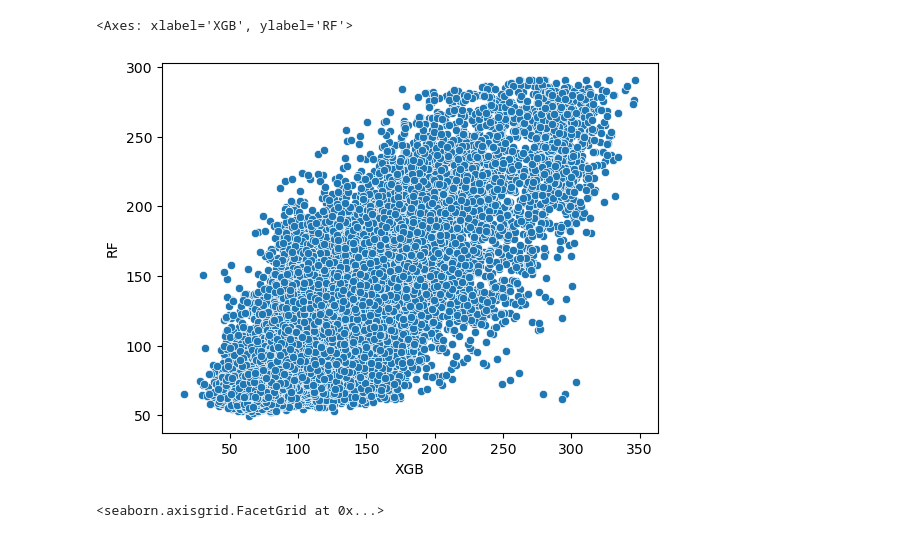
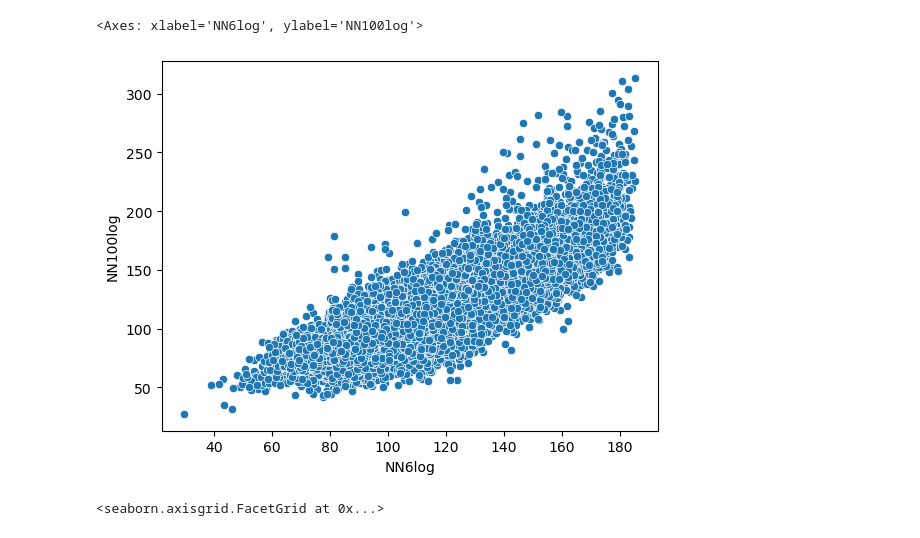
Before and after one commit to AdamSwietek/LUP_VisualCapital, a Jupyter notebook: notebooks/estimating/compare_models.ipynb, the cells around one changed output. Drawn from its saved outputs; the diff is of its cells as text; code cells hidden in the pictures.

```diff
--- a/notebooks/estimating/compare_models.ipynb
+++ b/notebooks/estimating/compare_models.ipynb
@@ -12,7 +12,7 @@ maxvsh_cols    = dataset.columns[dataset.columns.str.contains('maxvsh')].tolist(
 vaccess_cols   = dataset.columns[dataset.columns.str.contains('vwa')].tolist()
 # mean_cols      = dataset.columns[dataset.columns.str.contains('mn')].tolist()
 dist_cols      = dataset.columns[dataset.columns.str.contains('sum_')].tolist()
-vconfig_cols   = np.setdiff1d(dataset.columns[np.where(dataset.columns == 'snt_0')[0][0]:np.where(dataset.columns == 'cmpx_gini')[0][0]+1].tolist(),dist_cols).tolist()
+vconfig_cols   = np.setdiff1d(dataset.columns[np.where(dataset.columns == 'snt_0')[0][0]:np.where(dataset.columns == 'cmpx_gini')[0][0]+1].tolist(),dist_cols).tolist()[:-1]
 id_cols        = ['ID_Geb','Stockwerk','FassPktX','FassPktY','FassPktZ']
 
 dataset['unit_pano'] = dataset['unit_pano'].fillna(0)
@@ -87,15 +110,18 @@ res = pd.DataFrame()
 # %%
-# RUN MODEL ON FULL
-modeling_data = vutils.train_test_split_by_commune(Xscaled, model_feats, 'net_income_ptp', 1843)
-X_train, y_train, train_gebs = modeling_data['train']
-X_test, y_test, test_gebs = modeling_data['test']
-geoname = 'All'
-res_table = pd.DataFrame(y_train)
-res_table['geoname'] = geoname
-for name, model in models:
+geoname = 'tr292ts73'
+# train_table = pd.DataFrame(y_train)
+test_table = pd.DataFrame(y_test)
+# train_table['geoname'] = geoname
+test_table['geoname'] = geoname
+
+mods = {}
+for name, model in models[:]:
     print(f'Starting {geoname},{name}')
-    clf = model.fit(X_train, y_train)
-    joblib.dump(clf, f"../../geodata/results/{geoname}_{name}.joblib")
-    res_table[name] = clf.predict(X_train)
-res = pd.concat([res, res_table], axis = 0)
+    mod = model.fit(X_train, y_train)
+    # joblib.dump(mod, f"../../geodata/results/t10agglo_models/{geoname}_{name}.joblib")
+    # train_table[name] = mod.predict(X_train)
+    test_table[name] = mod.predict(X_test[model_feats])
+    mods[name] = mod
+# res_train = pd.concat([res_train, train_table], axis = 0)
+res_test = pd.concat([res_test, test_table], axis = 0)
 # %% [output]
@@ -178,0 +241,12 @@ Starting Periurbane ländliche Gemeinden,XGB
+# %%
+model_results = {}
+X_test['net_income_ptp'] = y_test
+X_test['GMDNAME'] = X.loc[X_test.index,'GMDNAME']
+runname = 'tr292ts73'
+
+Xscaled = X.copy()
+Xscaled[model_feats] = scaler.transform(X[model_feats])
+for name in mods.keys():
+    joblib.dump(mods[name], f"../../geodata/results/t10agglo_models/{runname}_{name}.joblib")
+    model_results[name] = vutils.evaluate_model(mods[name], X_test, model_feats, 'net_income_ptp')
+    Xscaled[name] = mods[name].predict(Xscaled[model_feats])
@@ -253,8 +461,8 @@ No data for colormapping provided via 'c'. Parameters 'vmin', 'vmax' will be ign
 # %%
-sns.scatterplot(data = Xscaled, x = 'XGB', y = 'RF')
+sns.scatterplot(data = Xscaled, x = 'NN6log', y = 'NN100log')
 # %% [output]
-<Axes: xlabel='XGB', ylabel='RF'>
+<Axes: xlabel='NN6log', ylabel='NN100log'>
-[figure, old version]
+[figure, new version]
 # %%
 g = sns.FacetGrid(data = res.sample(10000).melt(id_vars=['net_income_ptp','geoname']), col = 'variable', hue='geoname', col_wrap=3)
 
```
Also changed, not shown: parts of 36 cells of this notebook, 1 other file.
